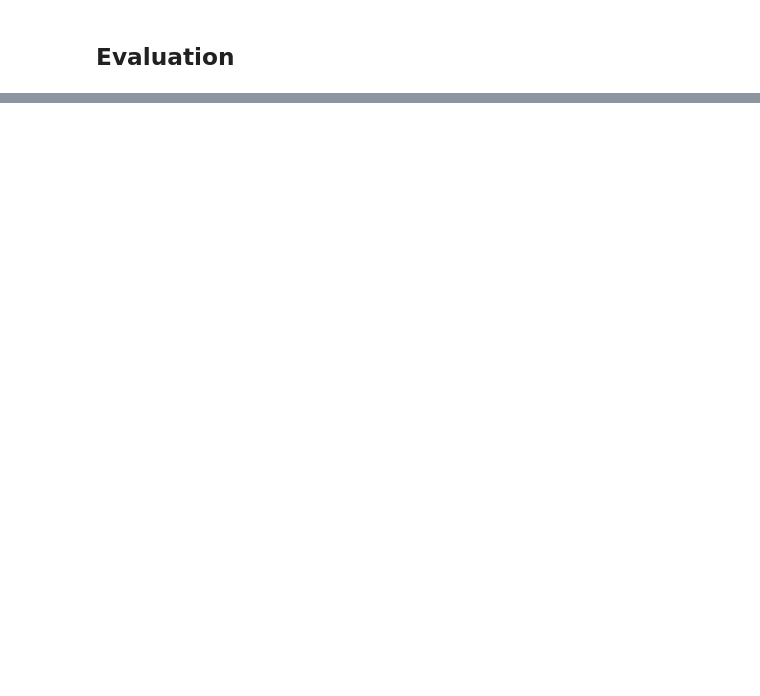
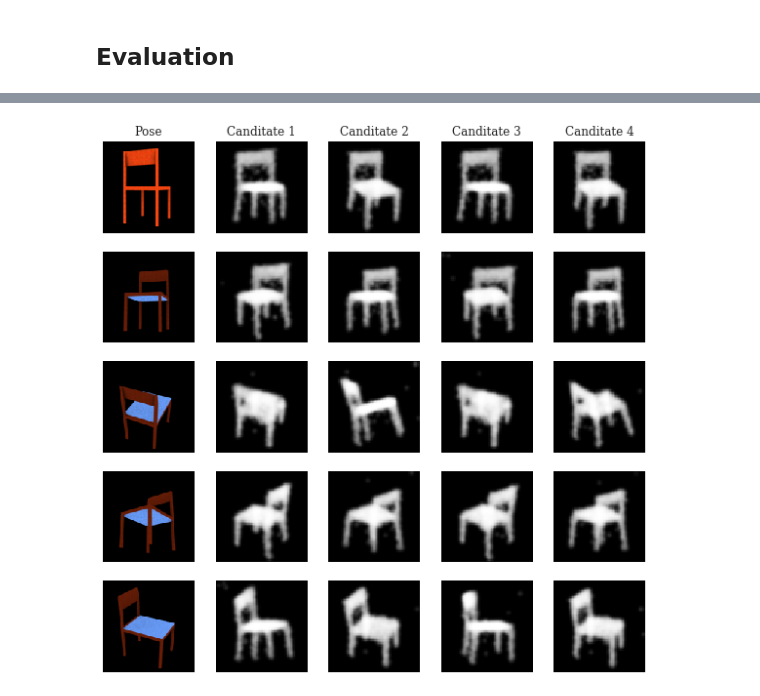
Before and after one commit to puhsu/point-clouds, a Jupyter notebook: point_clouds.ipynb, the cells around one changed output, grey strips where cells are left out. Cells and saved outputs as stored; diff of their text form; code cells hidden in the pictures; blank space fills up the shorter version.

```diff
--- a/point_clouds.ipynb
+++ b/point_clouds.ipynb
@@ -913,0 +975,8 @@ JVisualizer with 1 geometries
+# %%
+model.train()
+proj, ensemble, student = model(imgs[4].unsqueeze(0), poses)
+proj = proj.detach()
+# %%
+train_mode_figure(proj, poses, masks, "chairs")
+# %% [output]
+[figure, added]
```
Also changed, not shown: parts of 61 cells of this notebook.
